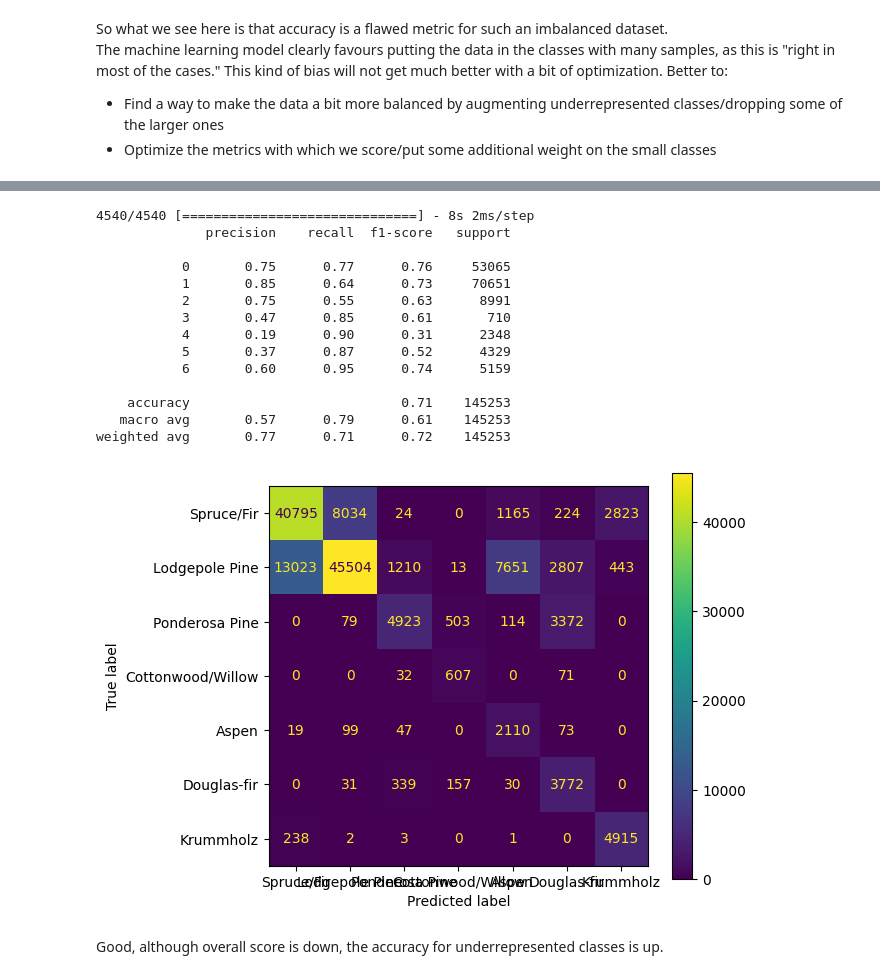
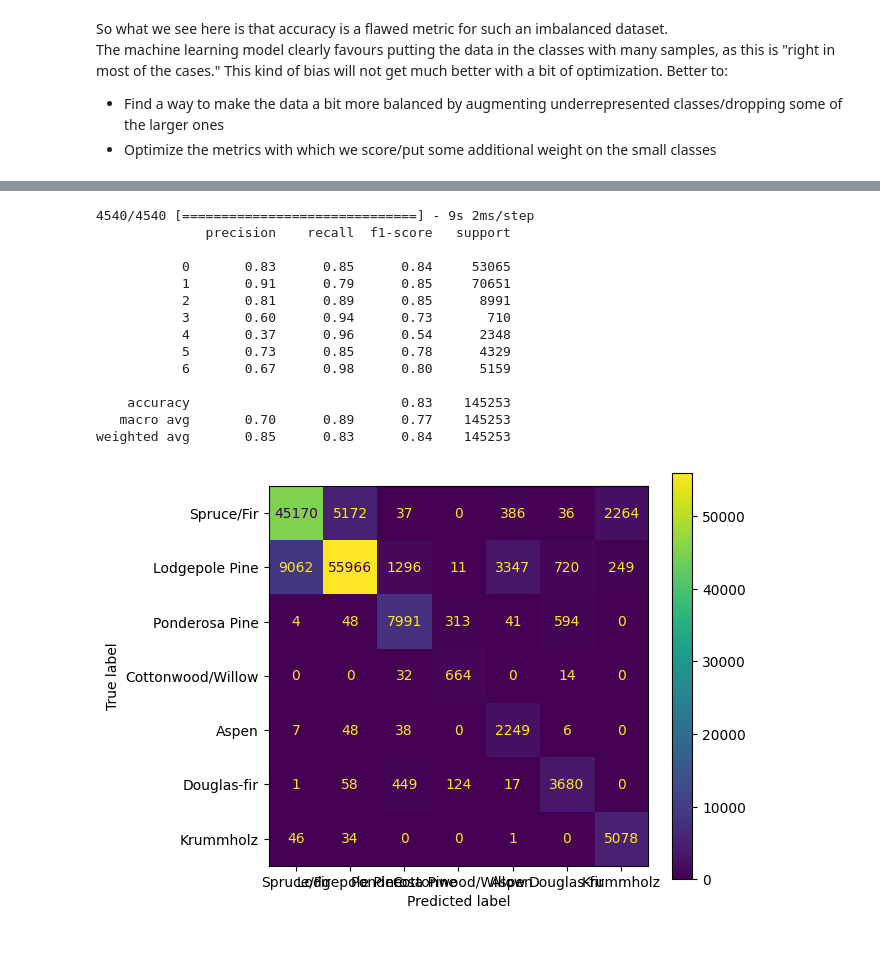
Before and after one commit to L-Koen/tensorflow_practice, a Jupyter notebook: CoverType-classification.ipynb, the cells around one changed output, grey strips where cells are left out. Drawn from its saved outputs; the diff is of its cells as text; code cells hidden in the pictures; blank space fills up the shorter version.

```diff
--- a/CoverType-classification.ipynb
+++ b/CoverType-classification.ipynb
@@ -270,17 +497,22 @@ for i in range(y_train.shape[1]):
 # %%
-# Building a simple sequential model
-simple_model2 = Sequential()
+# Building a more complex sequential model
+complex_model = Sequential()
 #add the input layer with a shape based on the Features
-simple_model2.add(layers.InputLayer(input_shape=(x_train.shape[1],)))
-#add 2 hidden layers
-simple_model2.add(layers.Dense(28, activation='relu'))
-simple_model2.add(layers.Dense(14, activation='relu'))
+complex_model.add(layers.InputLayer(input_shape=(x_train.shape[1],)))
+#add hidden layers with dropouts
+complex_model.add(layers.Dense(64, activation='relu'))
+complex_model.add(layers.Dense(64, activation='relu'))
+complex_model.add(layers.Dense(32, activation='relu'))
+complex_model.add(layers.Dense(32, activation='relu'))
+complex_model.add(layers.Dense(32, activation='relu'))
+complex_model.add(layers.Dense(32, activation='relu'))
+complex_model.add(layers.Dense(16, activation='relu'))
 #add an output layer
-simple_model2.add(layers.Dense(7, activation='softmax'))
+complex_model.add(layers.Dense(7, activation='softmax'))
 # define optimizer and learning rate
-learning_rate2 = 0.002
-opt2 = tf.keras.optimizers.Adam(learning_rate = learning_rate2)
+learning_rate = 0.002
+opt = tf.keras.optimizers.Adam(learning_rate = learning_rate)
 #compile the model, sparse categocical cross entropy, adam optimizer, simple accuracy metrics
-simple_model2.compile(loss='categorical_crossentropy', optimizer=opt2, metrics = ["Precision", "Recall"])
-print(simple_model2.summary())
+complex_model.compile(loss='categorical_crossentropy', optimizer=opt, metrics = ["Precision", "Recall"])
+print(complex_model.summary())
 # %% [output]
@@ -301,4 +534,7 @@ Non-trainable params: 0
 _________________________________________________________________
 None
 # %%
-history2 = simple_model2.fit(x_train, y_train, epochs=5, batch_size= 100, verbose=1, validation_split = 0.2, class_weight = class_weights)
+complex_history = complex_model.fit(x_train_transformed, y_train,
+                             epochs=50, batch_size= 250,
+                             verbose=0, validation_split = 0.2,
+                            class_weight=class_weights)
@@ -316,28 +549,26 @@ Epoch 5/5
 # %%
 # Calculate some simple metrics and the confusion Matrix
-y_pred2 = simple_model2.predict(x_test)
-y_pred2 = np.argmax(y_pred2, axis = 1)
-print(classification_report(np.argmax(y_test, axis = 1), y_pred2))
-cm2 = confusion_matrix(np.argmax(y_test, axis = 1), y_pred2)
-disp = ConfusionMatrixDisplay(confusion_matrix=cm2, display_labels = list(labels.values()))
+y_pred_c = complex_model.predict(x_test_transformed)
+y_pred_c = np.argmax(y_pred_c, axis = 1)
+print(classification_report(np.argmax(y_test, axis = 1), y_pred_c))
+cm_c = confusion_matrix(np.argmax(y_test, axis = 1), y_pred_c)
+disp = ConfusionMatrixDisplay(confusion_matrix=cm_c, display_labels = list(labels.values()))
 disp.plot()
 plt.tight_layout()
 plt.show()
 # %% [output]
-4540/4540 [==============================] - 8s 2ms/step
+4540/4540 [==============================] - 9s 2ms/step
               precision    recall  f1-score   support
 
-           0       0.75      0.77      0.76     53065
-           1       0.85      0.64      0.73     70651
-           2       0.75      0.55      0.63      8991
-           3       0.47      0.85      0.61       710
-           4       0.19      0.90      0.31      2348
-           5       0.37      0.87      0.52      4329
-           6       0.60      0.95      0.74      5159
+           0       0.83      0.85      0.84     53065
+           1       0.91      0.79      0.85     70651
+           2       0.81      0.89      0.85      8991
+           3       0.60      0.94      0.73       710
+           4       0.37      0.96      0.54      2348
+           5       0.73      0.85      0.78      4329
+           6       0.67      0.98      0.80      5159
 
-    accuracy                           0.71    145253
-   macro avg       0.57      0.79      0.61    145253
-weighted avg       0.77      0.71      0.72    145253
+    accuracy                           0.83    145253
+   macro avg       0.70      0.89      0.77    145253
+weighted avg       0.85      0.83      0.84    145253
-[figure, old version]
+[figure, new version]
-# %% [markdown]
-Good, although overall score is down, the accuracy for underrepresented classes is up.
```
Also changed, not shown: parts of 50 cells of this notebook.
